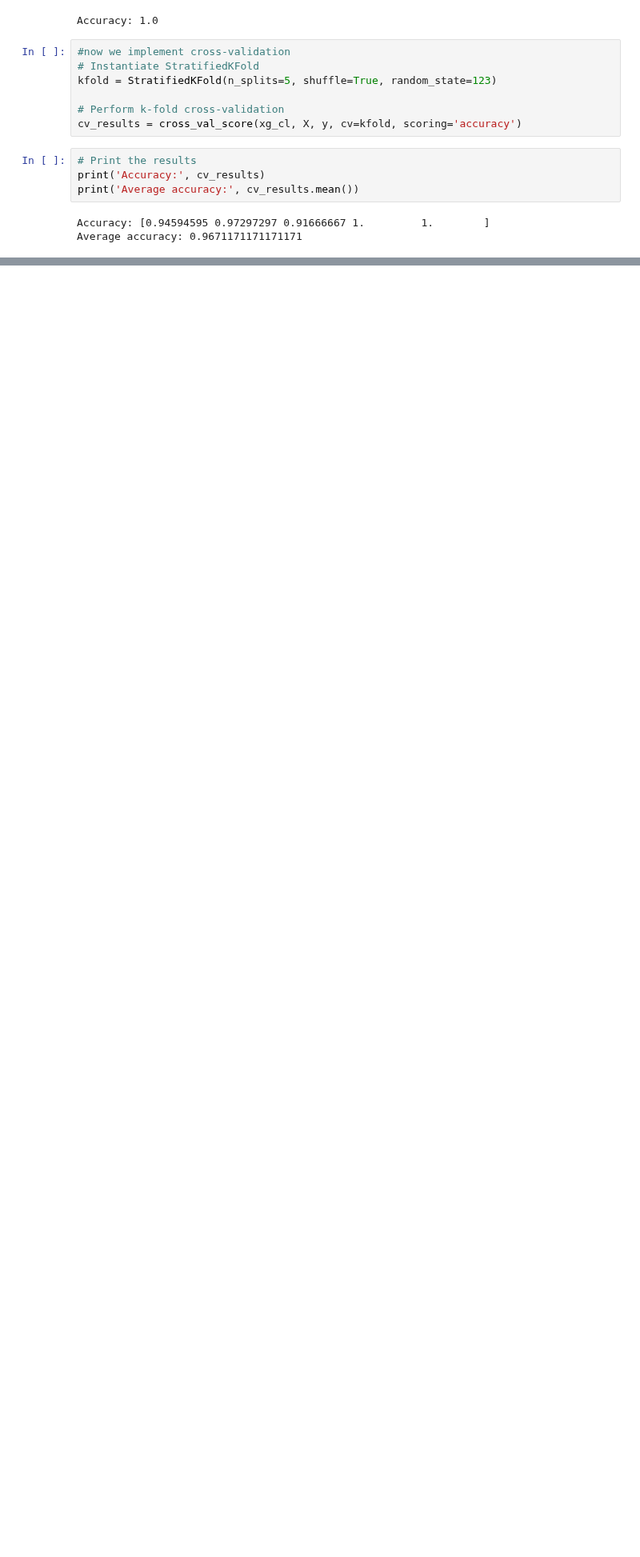
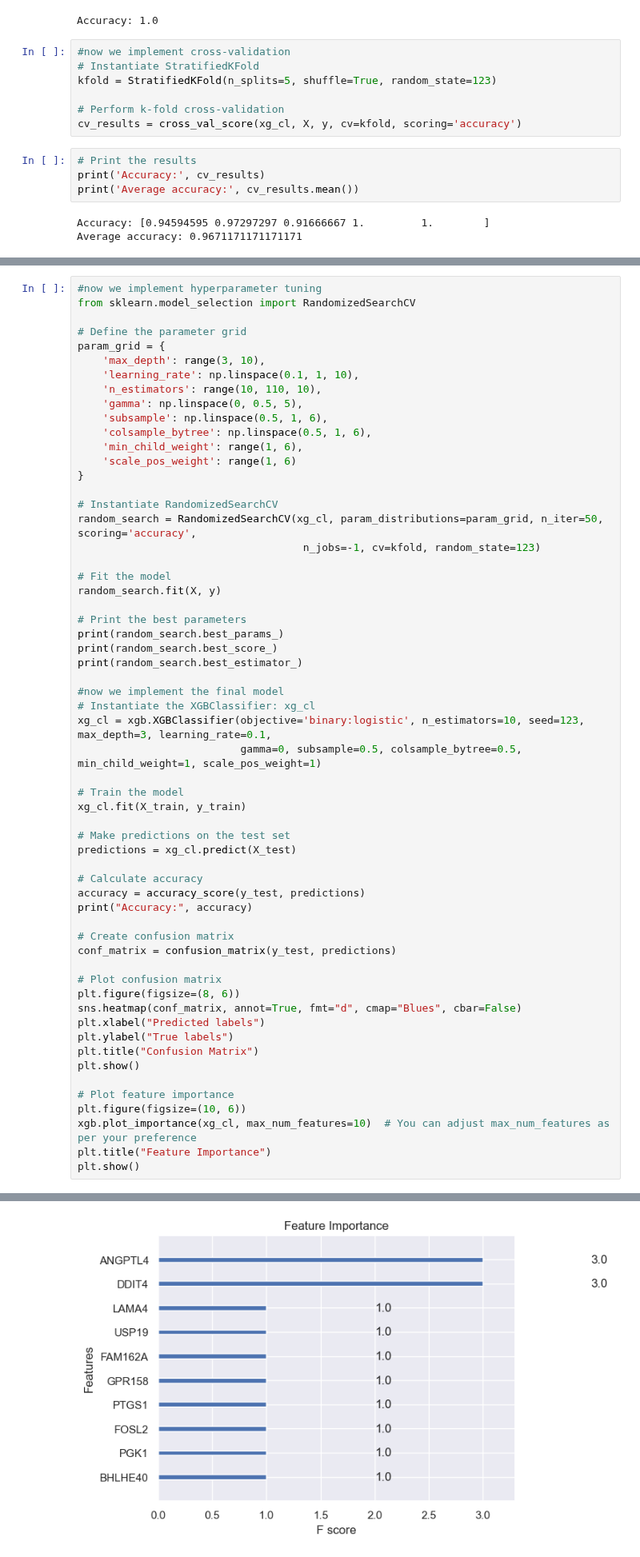
Before and after one commit to eghirardo/ai_lab, a Jupyter notebook: 3. HCC1806_training.ipynb, the cells around one changed output, grey strips where cells are left out. Shown at 80% size. Drawn from its saved outputs; the diff is of its cells as text; blank space fills up the shorter version.

```diff
--- a/3. HCC1806_training.ipynb
+++ b/3. HCC1806_training.ipynb
@@ -197,3 +197,63 @@ plt.show()
 [figure]
 <Figure size 1000x600 with 0 Axes>
 [figure]
+# %%
+#now we implement hyperparameter tuning
+from sklearn.model_selection import RandomizedSearchCV
+
+# Define the parameter grid
+param_grid = {
+    'max_depth': range(3, 10),
+    'learning_rate': np.linspace(0.1, 1, 10),
+    'n_estimators': range(10, 110, 10),
+    'gamma': np.linspace(0, 0.5, 5),
+    'subsample': np.linspace(0.5, 1, 6),
+    'colsample_bytree': np.linspace(0.5, 1, 6),
+    'min_child_weight': range(1, 6),
+    'scale_pos_weight': range(1, 6)
+}
+
+# Instantiate RandomizedSearchCV
+random_search = RandomizedSearchCV(xg_cl, param_distributions=param_grid, n_iter=50, scoring='accuracy',
+                                    n_jobs=-1, cv=kfold, random_state=123)
+
+# Fit the model
+random_search.fit(X, y)
+
+# Print the best parameters
+print(random_search.best_params_)
+print(random_search.best_score_)
+print(random_search.best_estimator_)
+
+#now we implement the final model
+# Instantiate the XGBClassifier: xg_cl
+xg_cl = xgb.XGBClassifier(objective='binary:logistic', n_estimators=10, seed=123, max_depth=3, learning_rate=0.1,
+                          gamma=0, subsample=0.5, colsample_bytree=0.5, min_child_weight=1, scale_pos_weight=1)
+
+# Train the model
+xg_cl.fit(X_train, y_train)
+
+# Make predictions on the test set
+predictions = xg_cl.predict(X_test)
+
+# Calculate accuracy
+accuracy = accuracy_score(y_test, predictions)
+print("Accuracy:", accuracy)
+
+# Create confusion matrix
+conf_matrix = confusion_matrix(y_test, predictions)
+
+# Plot confusion matrix
+plt.figure(figsize=(8, 6))
+sns.heatmap(conf_matrix, annot=True, fmt="d", cmap="Blues", cbar=False)
+plt.xlabel("Predicted labels")
+plt.ylabel("True labels")
+plt.title("Confusion Matrix")
+plt.show()
+
+# Plot feature importance
+plt.figure(figsize=(10, 6))
+xgb.plot_importance(xg_cl, max_num_features=10)  # You can adjust max_num_features as per your preference
+plt.title("Feature Importance")
+plt.show()
+# %% [output]
@@ -199,0 +276 @@ plt.show()
+[figure, added]
```
Also changed, not shown: parts of 2 cells of this notebook.
